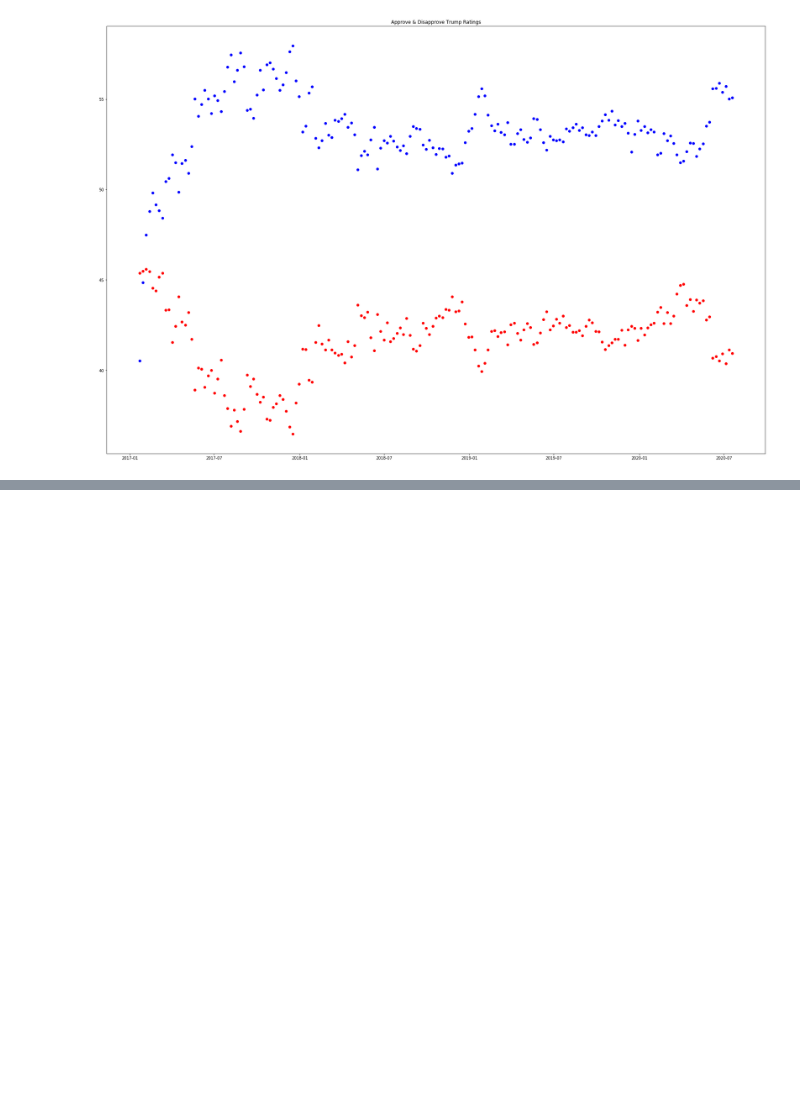
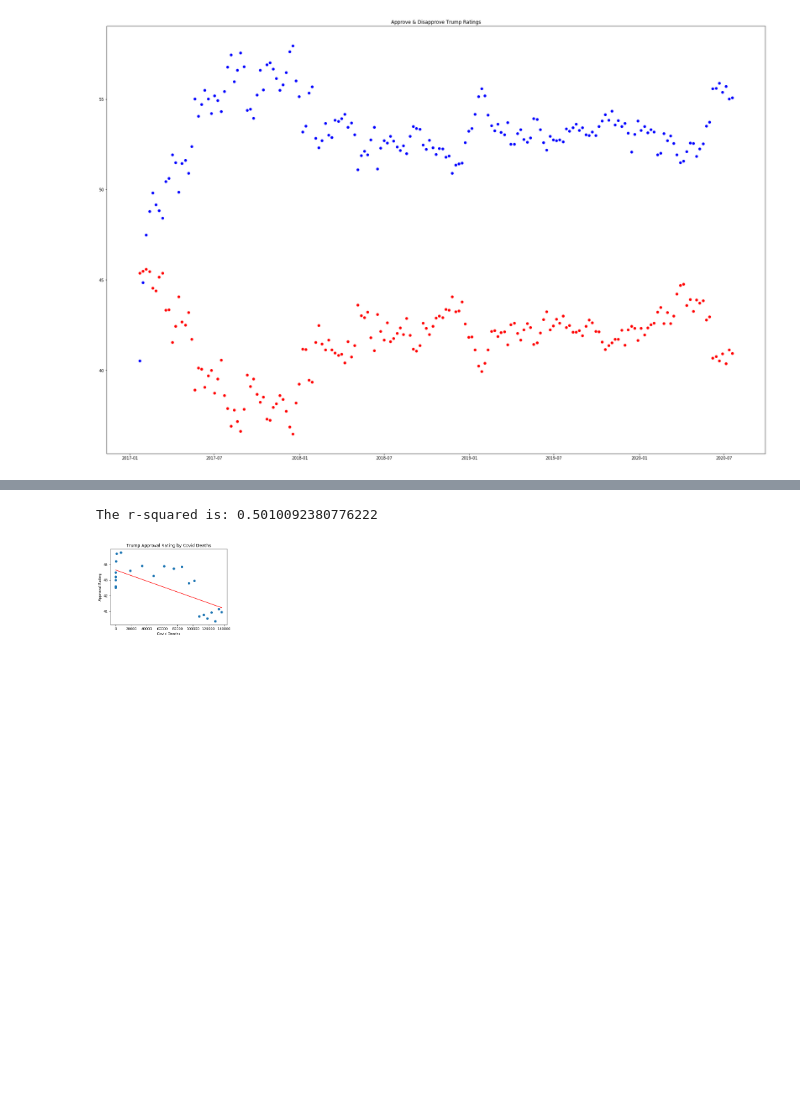
Before and after one commit to wrighhj/Group_2_Project_1, a Jupyter notebook: T-test.ipynb, the cells around one changed output, grey strips where cells are left out. Cells and saved outputs as stored; diff of their text form; code cells hidden in the pictures; blank space fills up the shorter version.

```diff
--- a/T-test.ipynb
+++ b/T-test.ipynb
@@ -110,0 +156,5 @@ plt.show()
+# %%
+# Convert to date time
+
+us.index = pd.to_datetime(us['date']).reset_index(drop=True)
+us.drop(columns={'date'})
@@ -110,0 +176,7 @@ plt.show()
+# %%
+#Resample by week
+us_weekly = us[['cases', 'deaths']].resample('W', ).mean()
+us_weekly
+
+trump_covid_weeks = trump_weekly[-26:]
+trump_covid_weeks
@@ -110,0 +201,17 @@ plt.show()
+# %%
+x_values = us_weekly['deaths']
+y_values = trump_covid_weeks['adjusted_approve']
+(slope, intercept, rvalue, pvalue, stderr) = linregress(x_values, y_values)
+regress_values = x_values * slope + intercept
+line_eq = "y = " + str(round(slope,2)) + "x + " + str(round(intercept,2))
+plt.scatter(x_values,y_values)
+plt.plot(x_values,regress_values,"r-")
+plt.annotate(line_eq,(6,10),fontsize=15,color="red")
+plt.xlabel('Covid Deaths')
+plt.ylabel('Approval Rating')
+print(f"The r-squared is: {rvalue**2}")
+plt.title('Trump Approval Rating by Covid Deaths')
+plt.show()
+# %% [output]
+The r-squared is: 0.5010092380776222
+[figure, added]
```
Also changed, not shown: parts of 11 cells of this notebook.
